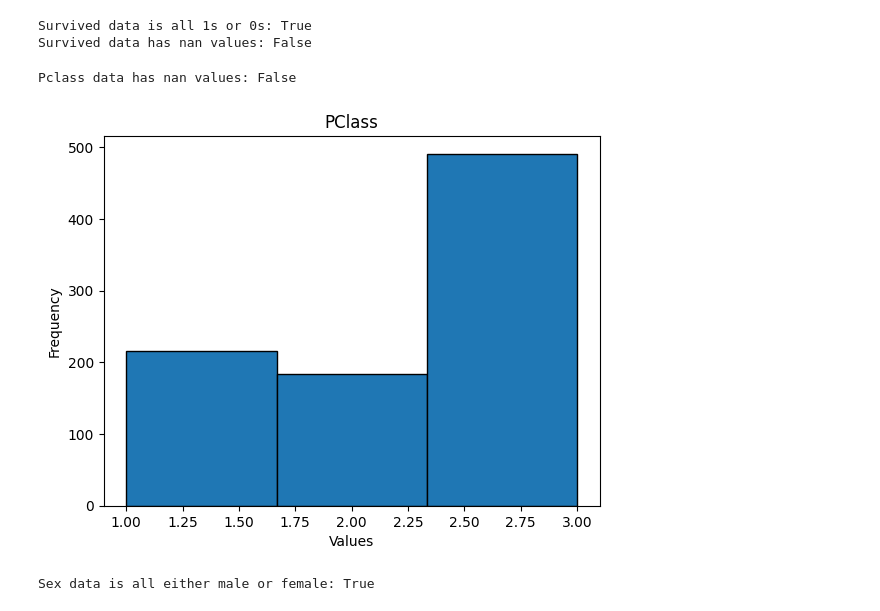
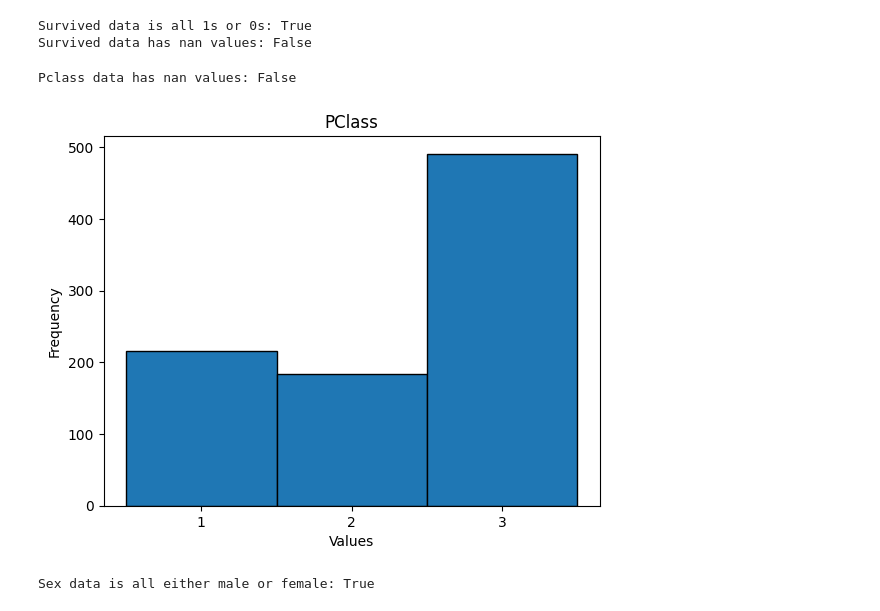
Before and after one commit to rakin23/unsupervised-week5, a Jupyter notebook: my_final.ipynb, the cells around one changed output. Saved outputs shown, nothing was run; the diff lists cells and outputs as text; code cells hidden in the pictures.

```diff
--- a/my_final.ipynb
+++ b/my_final.ipynb
@@ -117,15 +110,16 @@ Survived data has nan values: False
 # %%
 pclass_data_has_nans = np.isnan(train_data["Pclass"]).any()
 print ("Pclass data has nan values:", pclass_data_has_nans)
 
-plt.hist(train_data["Pclass"], bins=3, edgecolor='black')
+plt.hist(train_data['Pclass'], bins=[1, 2, 3, 4], edgecolor='black', align='left')
 plt.title('PClass')
 plt.xlabel('Values')
 plt.ylabel('Frequency')
+plt.xticks([1,2,3])
 plt.show()
 # %% [output]
 Pclass data has nan values: False
-[figure, old version]
+[figure, new version]
 # %%
 sex_data_is_all_male_or_female = all(val == 'male' or val == 'female' for val in train_data["Sex"])
 print ("Sex data is all either male or female:", sex_data_is_all_male_or_female)
```
Also changed, not shown: parts of 14 cells of this notebook.
